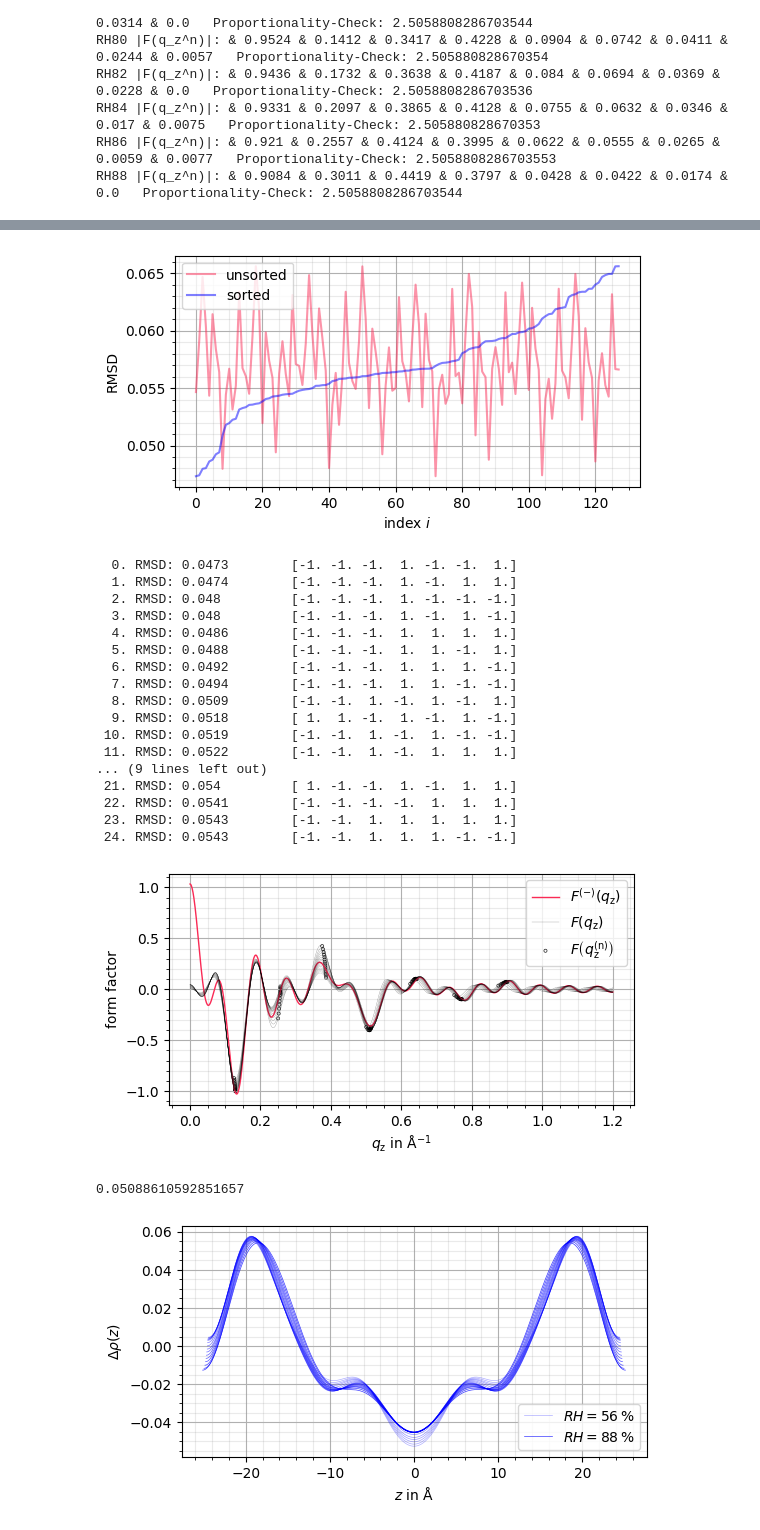
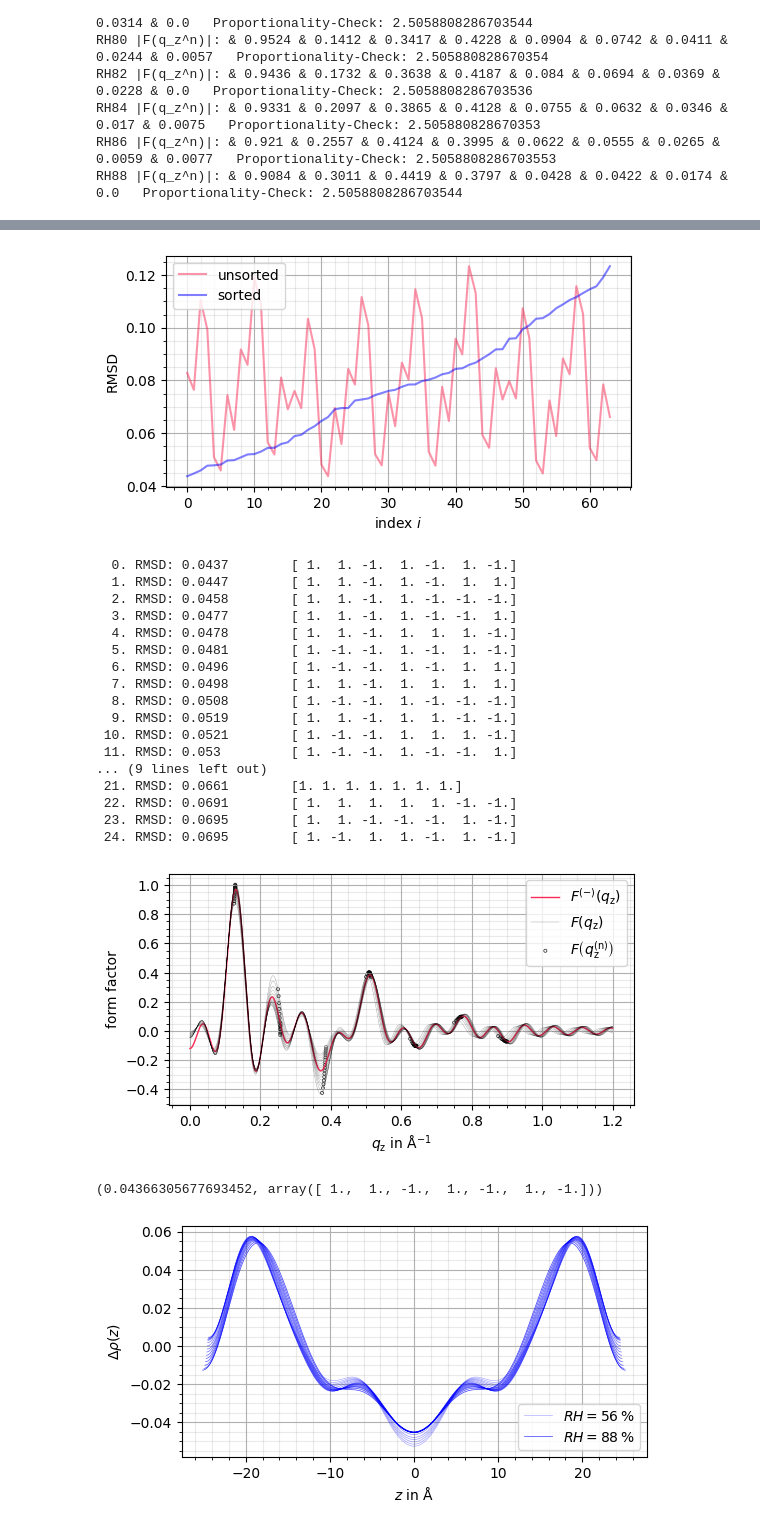
Before and after one commit to CVC97/ALC-24-25, a Jupyter notebook: BK.SLM_study_liquid_membranes/bk.slm_data_analysis.ipynb, the cells around one changed output, grey strips where cells are left out. Saved outputs shown, nothing was run; the diff lists cells and outputs as text; code cells hidden in the pictures.

```diff
--- a/BK.SLM_study_liquid_membranes/bk.slm_data_analysis.ipynb
+++ b/BK.SLM_study_liquid_membranes/bk.slm_data_analysis.ipynb
@@ -382,11 +382,11 @@ def get_continuous_F_minus(phases):
                 nu_i = phases[i]                                                # phase i
                 F_i = F_q_z_n_array[i]                                          # form factor amplitude i
                 # calculate form factors for (n = -n_max till n = n_max excluding the order 0 term)
-                F_minus_q_z += nu_i * F_i * np.sinc(D/2*q_z - (-i-1)*np.pi) + nu_i * F_i * np.sinc(D/2*q_z - (i+1)*np.pi)
+                F_minus_q_z += nu_i * F_i * ( np.sinc(D/2*q_z + (i+1)*np.pi) + np.sinc(D/2*q_z - (i+1)*np.pi) )
                 # calculation the 0-order coefficient (with phase, how amazing is that ?)
                 F_minus_0 += 2*(-1)**i * nu_i * F_i
             # add the order 0 term to fourier series
-            F_minus_q_z += np.sinc(D/2*q_z)
+            F_minus_q_z += F_minus_0 * np.sinc(D/2*q_z)
             # add the newest value to the list
             F_minus_q_z_list.append(F_minus_q_z)
         # return the average value between all RHs
@@ -403,10 +403,10 @@ def get_continuous_F(RH_key, phases):
         F_q_z = 0                                                               # initialization of the fourier sum
         # iterate through the form factors until order max_n
         for i in range(max_n):
-            nu_i = phases[i]                                                # phase i
-            F_i = F_q_z_n_array[i]                                          # form factor amplitude i
+            nu_i = phases[i]                                                    # phase i
+            F_i = F_q_z_n_array[i]                                              # form factor amplitude i
             # calculate form factors for (n = -n_max till n = n_max excluding the order 0 term)
-            F_q_z += nu_i * F_i * np.sinc(D/2*q_z - (-i-1)*np.pi) + nu_i * F_i * np.sinc(D/2*q_z - (i+1)*np.pi)
+            F_q_z += nu_i * F_i * ( np.sinc(D/2*q_z + (i+1)*np.pi) + np.sinc(D/2*q_z - (i+1)*np.pi) )
         return F_q_z
     return F_continuous
 
@@ -417,12 +417,12 @@ def phase_factor_performance(phases, plot = 0):
     mean_squared_deviation_list = []
     # iterate over all RH values
     for key in RH_data_dict:
-        # q_z_n_array = RH_data_dict[key]["q_z_max"]                                    # q_z values for evaluation
+        # q_z_n_array = RH_data_dict[key]["q_z_max"]                            # q_z values for evaluation
         D = RH_data_dict[key]["D"]                                              # period D for current RH
         # iterate through n_max form factor amplitudes for each RH
         for i in range(max_n):
             F_func = get_continuous_F(key, phases)                              # get the analytical approximation of the continuous form factor
-            # q_z = q_z_n_array[i]                                                  # q_z value to be evaluated
+            # q_z = q_z_n_array[i]                                              # q_z value to be evaluated
             q_z = 2*np.pi/D * (i+1)                                             # q_z value to be evaluated
             F_minus_analytical = F_minus_func(q_z)                              # evaluation of the continuous minus fluid form factor at q_z
             F_analytical = F_func(q_z)                                          # evaluation of the continuous form factor at q_z
@@ -501,17 +501,18 @@ phase_factor_performance(phases_list, plot = 1)
 # %%
 # +++++ GENERATE ALL COMBINATIONS OF PHASE FACTORS AND EVALUATE THEIR FIT +++++
 
-# array of all different phase combinations (n = n_max = 8) phase factors
+# array of all different phase combinations (n = n_max = 7) phase factors
 n_max = 7
 phase_factor_list = []               # array with all phase factor arrays (i.e. 2**n_max entries)
 # iterate through all 2**n_max combinations
 for i_factor in range(2**n_max):
     phase_factor_i_array = np.zeros((n_max))                # array with the 8 phase factors
-    # iterate through each 8 phase factor positions
+    # iterate through each 7 phase factor positions
     for i in range(n_max):
         phase_factor_i_array[i] = (int(i_factor / 2**i )  % 2) * 2 - 1
-    # add array of phase factors to the total array
-    phase_factor_list.append(phase_factor_i_array)
+    # add array of phase factors to the total array (only consider arrays with nu_1 = 1 due to symmetry)
+    if phase_factor_i_array[0] > 0:
+        phase_factor_list.append(phase_factor_i_array)
 
 
 # iterate through all possible phase combinations
@@ -596,36 +597,36 @@ for i in range(25):
     rmsd, phase_factors = rmsd_list_sorted[i]["RMSD"], rmsd_list_sorted[i]["phase_factors"]
     print(f"{i:>3}. RMSD: {round(rmsd, 4)}\t {phase_factors}")
 # %% [output]
-[figure, old version]
+[figure, new version]
-  0. RMSD: 0.0473        [-1. -1. -1.  1. -1. -1.  1.]
-  1. RMSD: 0.0474        [-1. -1. -1.  1. -1.  1.  1.]
-  2. RMSD: 0.048         [-1. -1. -1.  1. -1. -1. -1.]
-  3. RMSD: 0.048         [-1. -1. -1.  1. -1.  1. -1.]
-  4. RMSD: 0.0486        [-1. -1. -1.  1.  1.  1.  1.]
-  5. RMSD: 0.0488        [-1. -1. -1.  1.  1. -1.  1.]
-  6. RMSD: 0.0492        [-1. -1. -1.  1.  1.  1. -1.]
-  7. RMSD: 0.0494        [-1. -1. -1.  1.  1. -1. -1.]
-  8. RMSD: 0.0509        [-1. -1.  1. -1.  1. -1.  1.]
-  9. RMSD: 0.0518        [ 1.  1. -1.  1. -1.  1. -1.]
- 10. RMSD: 0.0519        [-1. -1.  1. -1.  1. -1. -1.]
- 11. RMSD: 0.0522        [-1. -1.  1. -1.  1.  1.  1.]
+  0. RMSD: 0.0437        [ 1.  1. -1.  1. -1.  1. -1.]
+  1. RMSD: 0.0447        [ 1.  1. -1.  1. -1.  1.  1.]
+  2. RMSD: 0.0458        [ 1.  1. -1.  1. -1. -1. -1.]
+  3. RMSD: 0.0477        [ 1.  1. -1.  1. -1. -1.  1.]
+  4. RMSD: 0.0478        [ 1.  1. -1.  1.  1.  1. -1.]
+  5. RMSD: 0.0481        [ 1. -1. -1.  1. -1.  1. -1.]
+  6. RMSD: 0.0496        [ 1. -1. -1.  1. -1.  1.  1.]
+  7. RMSD: 0.0498        [ 1.  1. -1.  1.  1.  1.  1.]
+  8. RMSD: 0.0508        [ 1. -1. -1.  1. -1. -1. -1.]
+  9. RMSD: 0.0519        [ 1.  1. -1.  1.  1. -1. -1.]
+ 10. RMSD: 0.0521        [ 1. -1. -1.  1.  1.  1. -1.]
+ 11. RMSD: 0.053         [ 1. -1. -1.  1. -1. -1.  1.]
 ... (9 lines left out)
- 21. RMSD: 0.054         [ 1. -1. -1.  1. -1.  1.  1.]
- 22. RMSD: 0.0541        [-1. -1. -1. -1.  1.  1.  1.]
- 23. RMSD: 0.0543        [-1. -1.  1.  1.  1.  1.  1.]
- 24. RMSD: 0.0543        [-1. -1.  1.  1.  1. -1. -1.]
+ 21. RMSD: 0.0661        [1. 1. 1. 1. 1. 1. 1.]
+ 22. RMSD: 0.0691        [ 1.  1.  1.  1.  1. -1. -1.]
+ 23. RMSD: 0.0695        [ 1.  1. -1. -1. -1.  1. -1.]
+ 24. RMSD: 0.0695        [ 1. -1.  1.  1. -1.  1. -1.]
 # %%
 # +++++ APPLYING BEST FIT +++++
 
 # plotting the best phase combination (eye test suggests #2)
-phase_factors_best_fit = rmsd_list_sorted[8]["phase_factors"]
+phase_factors_best_fit = rmsd_list_sorted[0]["phase_factors"]
 
 # manual configuration
 # phase_factors_best_fit = [-1, -1, 1, -1, 1, -1, 1]
 phase_factor_performance(phase_factors_best_fit, plot = 1)
 # %% [output]
-[figure, old version]
+[figure, new version]
-0.05088610592851657
+(0.04366305677693452, array([ 1.,  1., -1.,  1., -1.,  1., -1.]))
 # %%
 # +++++ e-DENSITY DETERMINATION +++++
 
```
Also changed, not shown: parts of 2 cells of this notebook, 8 other files.
